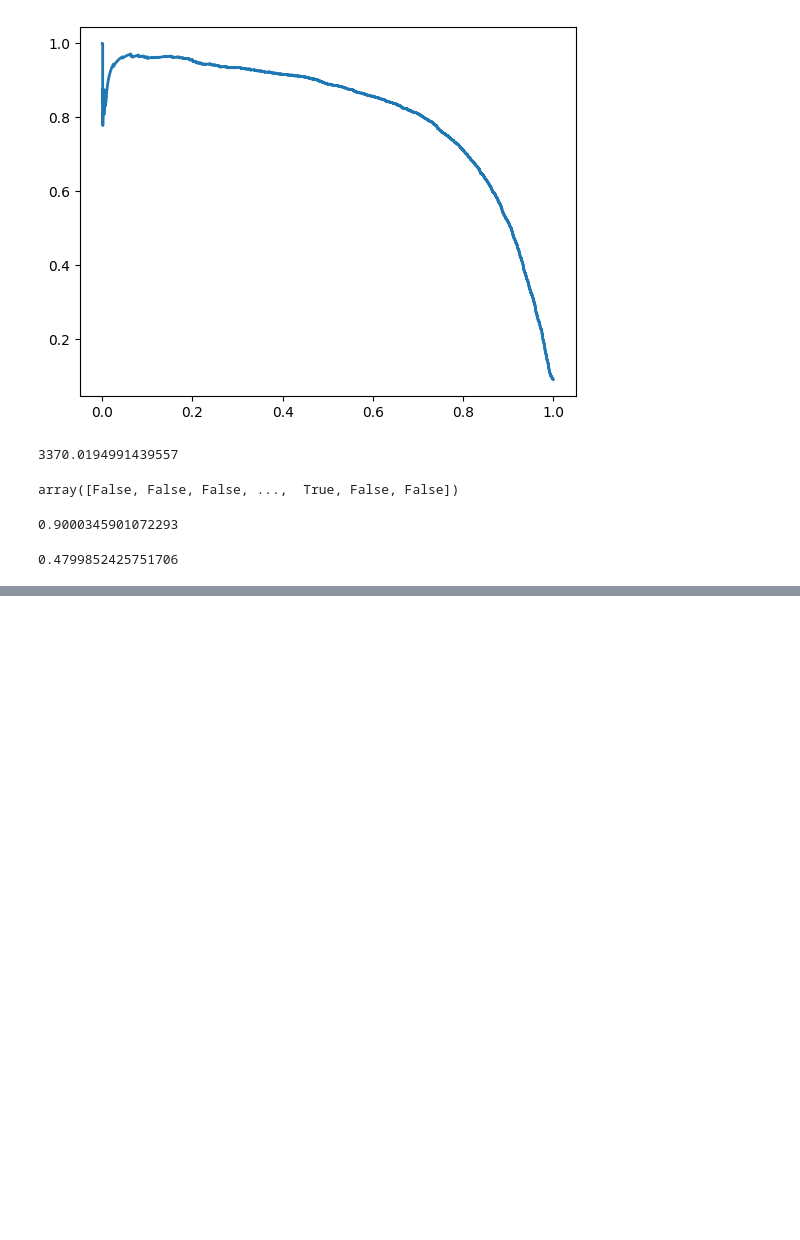
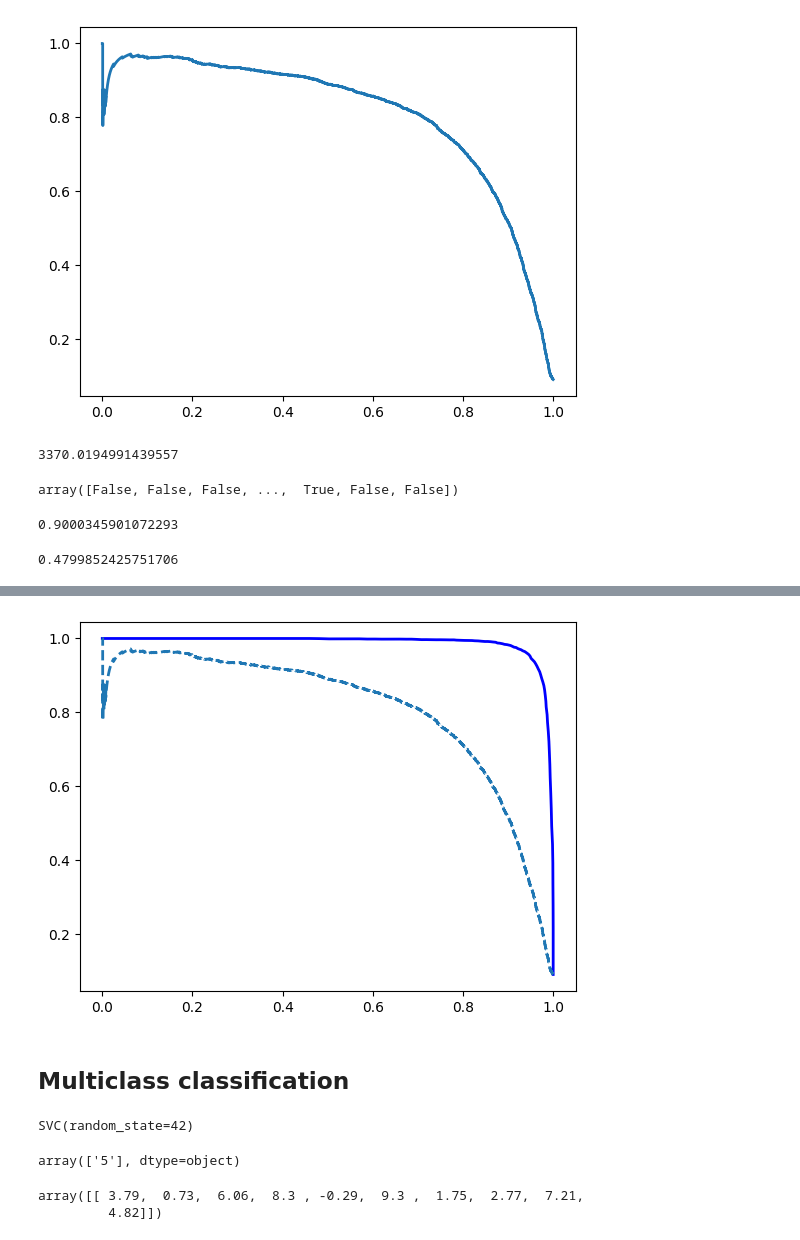
Before and after one commit to dhruv-agarwal004/MNIST_Dataset, a Jupyter notebook: unit_3.ipynb, the cells around one changed output, grey strips where cells are left out. Saved outputs shown, nothing was run; the diff lists cells and outputs as text; code cells hidden in the pictures; blank space fills up the shorter version.

```diff
--- a/unit_3.ipynb
+++ b/unit_3.ipynb
@@ -167,0 +189,4 @@ recall_at_90_precision
+# %%
+from sklearn.ensemble import RandomForestClassifier
+forest_clf=RandomForestClassifier(random_state=42)
+y_proba_forest=cross_val_predict(forest_clf,x_train,y_train_5,cv=3,method='predict_proba')
@@ -167,0 +198,9 @@ recall_at_90_precision
+# %%
+y_scores_forest=y_proba_forest[:,1]
+precisions_forest,recalls_forest,thresholds_forest=precision_recall_curve(y_train_5,y_scores_forest)
+# %%
+plt.plot(recalls_forest,precisions_forest,"b-",linewidth=2,label='random forest')
+plt.plot(recalls,precisions,'--',linewidth=2,label='sgd')
+plt.show()
+# %% [output]
+[figure, added]
@@ -167,0 +209,18 @@ recall_at_90_precision
+# %% [markdown]
+## Multiclass classification
+# %%
+from sklearn.svm import SVC
+svm_clf=SVC(random_state=42)
+svm_clf.fit(x_train[:2000],y_train[:2000])
+# %% [output]
+SVC(random_state=42)
+# %%
+svm_clf.predict([some_digit])
+# %% [output]
+array(['5'], dtype=object)
+# %%
+some_digit_scores=svm_clf.decision_function([some_digit])
+some_digit_scores.round(2)
+# %% [output]
+array([[ 3.79,  0.73,  6.06,  8.3 , -0.29,  9.3 ,  1.75,  2.77,  7.21,
+         4.82]])
```
Also changed, not shown: parts of 21 cells of this notebook.
